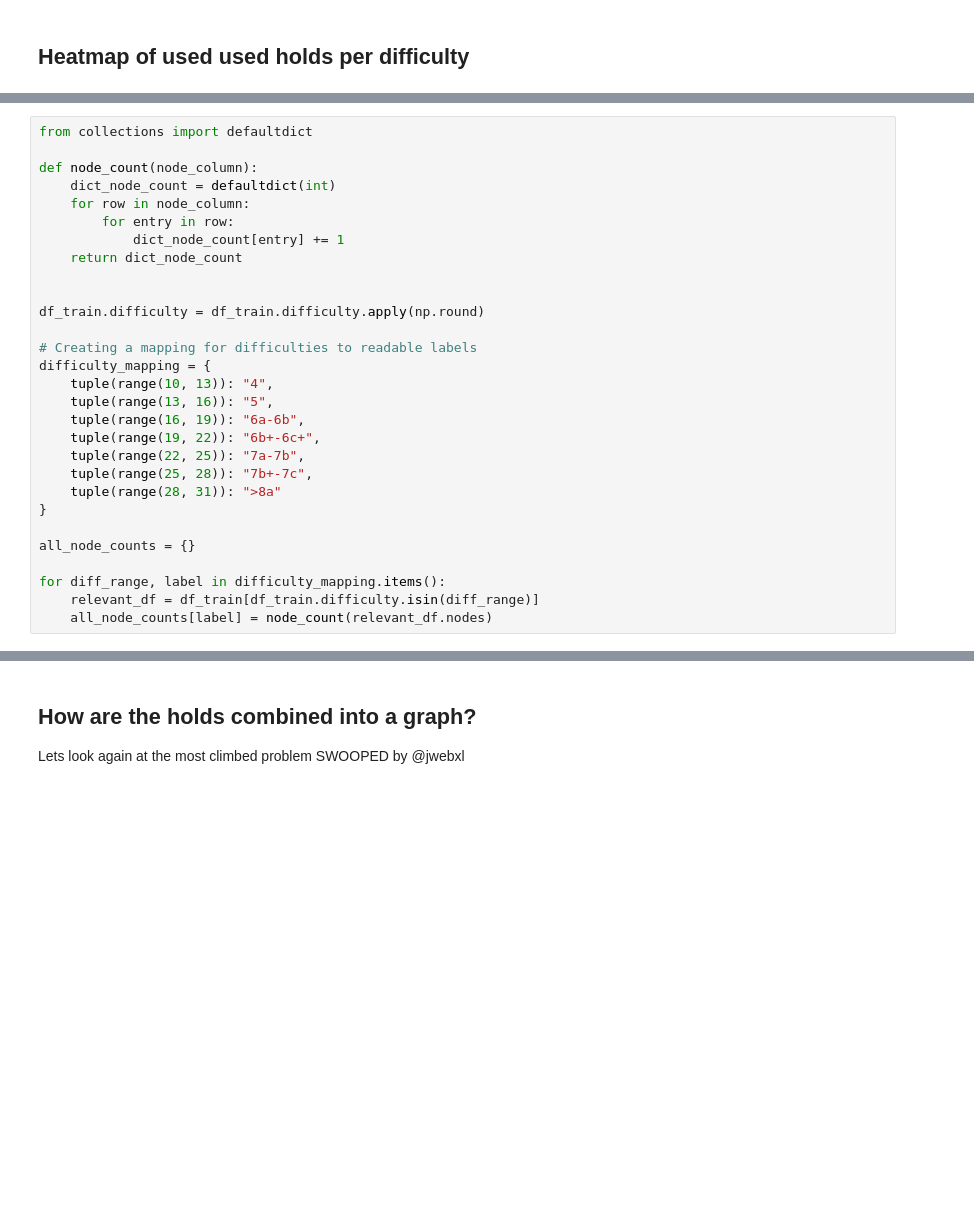
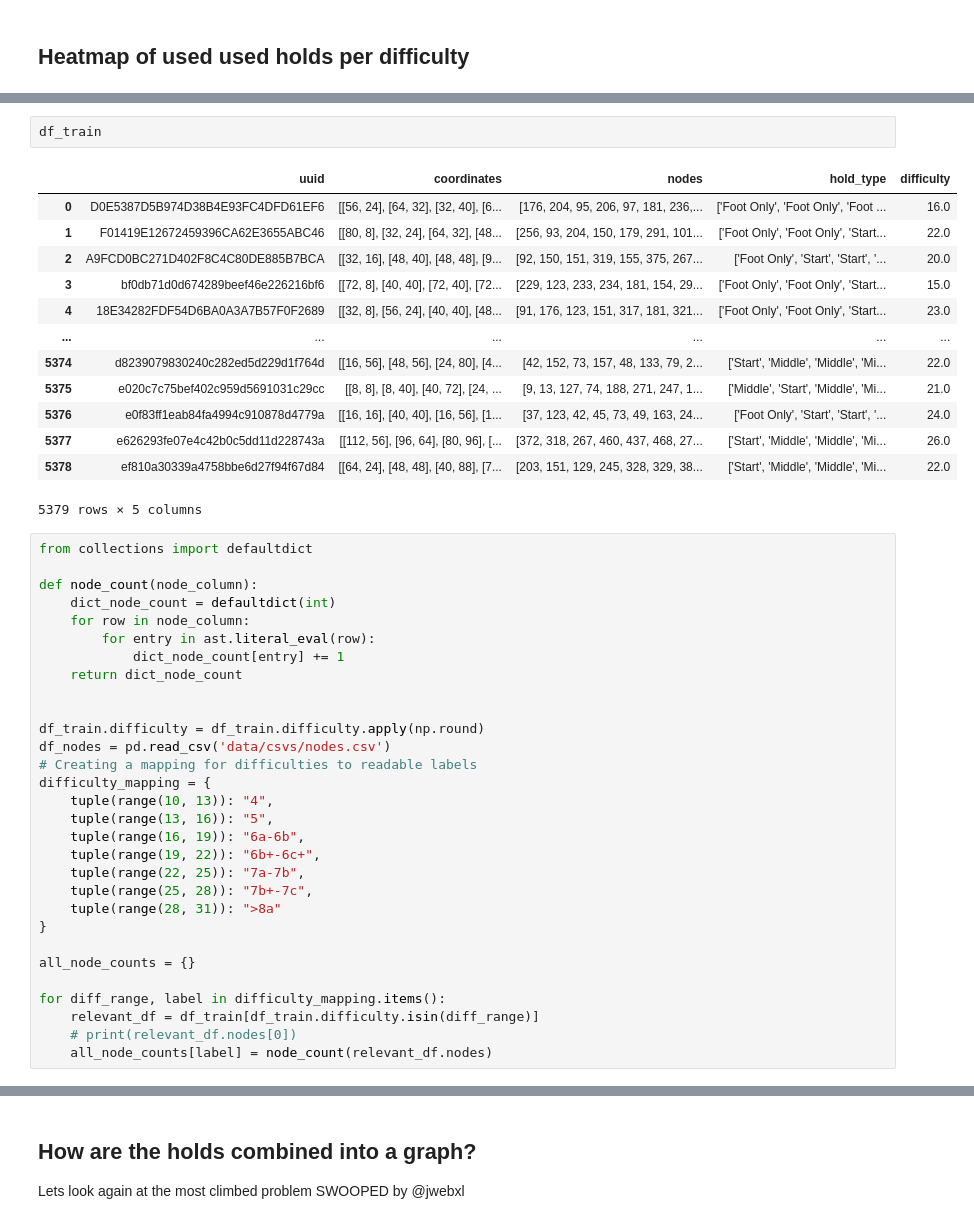
Before and after one commit to TomPlt/KilterBot, a Jupyter notebook: eda.ipynb, the cells around one changed output, grey strips where cells are left out. Drawn from its saved outputs; the diff is of its cells as text; blank space fills up the shorter version.

```diff
--- a/eda.ipynb
+++ b/eda.ipynb
@@ -168,16 +171,32 @@ plt.show()
+# %%
+df_train
+# %% [output]
+|  | uuid | coordinates | nodes | hold_type | difficulty |
+| 0 | D0E5387D5B974D38B4E93FC4DFD61EF6 | [[56, 24], [64, 32], [32, 40], [6... | [176, 204, 95, 206, 97, 181, 236,... | ['Foot Only', 'Foot Only', 'Foot ... | 16.0 |
+| 1 | F01419E12672459396CA62E3655ABC46 | [[80, 8], [32, 24], [64, 32], [48... | [256, 93, 204, 150, 179, 291, 101... | ['Foot Only', 'Foot Only', 'Start... | 22.0 |
+| 2 | A9FCD0BC271D402F8C4C80DE885B7BCA | [[32, 16], [48, 40], [48, 48], [9... | [92, 150, 151, 319, 155, 375, 267... | ['Foot Only', 'Start', 'Start', '... | 20.0 |
+| 3 | bf0db71d0d674289beef46e226216bf6 | [[72, 8], [40, 40], [72, 40], [72... | [229, 123, 233, 234, 181, 154, 29... | ['Foot Only', 'Foot Only', 'Start... | 15.0 |
+| 4 | 18E34282FDF54D6BA0A3A7B57F0F2689 | [[32, 8], [56, 24], [40, 40], [48... | [91, 176, 123, 151, 317, 181, 321... | ['Foot Only', 'Foot Only', 'Start... | 23.0 |
+| ... | ... | ... | ... | ... | ... |
+| 5374 | d8239079830240c282ed5d229d1f764d | [[16, 56], [48, 56], [24, 80], [4... | [42, 152, 73, 157, 48, 133, 79, 2... | ['Start', 'Middle', 'Middle', 'Mi... | 22.0 |
+| 5375 | e020c7c75bef402c959d5691031c29cc | [[8, 8], [8, 40], [40, 72], [24, ... | [9, 13, 127, 74, 188, 271, 247, 1... | ['Middle', 'Start', 'Middle', 'Mi... | 21.0 |
+| 5376 | e0f83ff1eab84fa4994c910878d4779a | [[16, 16], [40, 40], [16, 56], [1... | [37, 123, 42, 45, 73, 49, 163, 24... | ['Foot Only', 'Start', 'Start', '... | 24.0 |
+| 5377 | e626293fe07e4c42b0c5dd11d228743a | [[112, 56], [96, 64], [80, 96], [... | [372, 318, 267, 460, 437, 468, 27... | ['Start', 'Middle', 'Middle', 'Mi... | 26.0 |
+| 5378 | ef810a30339a4758bbe6d27f94f67d84 | [[64, 24], [48, 48], [40, 88], [7... | [203, 151, 129, 245, 328, 329, 38... | ['Start', 'Middle', 'Middle', 'Mi... | 22.0 |
+5379 rows × 5 columns
 # %%
 from collections import defaultdict
 
 def node_count(node_column):
     dict_node_count = defaultdict(int)
     for row in node_column:
-        for entry in row:
+        for entry in ast.literal_eval(row):
             dict_node_count[entry] += 1
     return dict_node_count
 
 
 df_train.difficulty = df_train.difficulty.apply(np.round)
-
+df_nodes = pd.read_csv('data/csvs/nodes.csv')
 # Creating a mapping for difficulties to readable labels
 difficulty_mapping = {
     tuple(range(10, 13)): "4",
@@ -193,5 +212,6 @@ all_node_counts = {}
 
 for diff_range, label in difficulty_mapping.items():
     relevant_df = df_train[df_train.difficulty.isin(diff_range)]
+    # print(relevant_df.nodes[0])
     all_node_counts[label] = node_count(relevant_df.nodes)
 # %%
```
Also changed, not shown: parts of 10 cells of this notebook, 3 other files.
